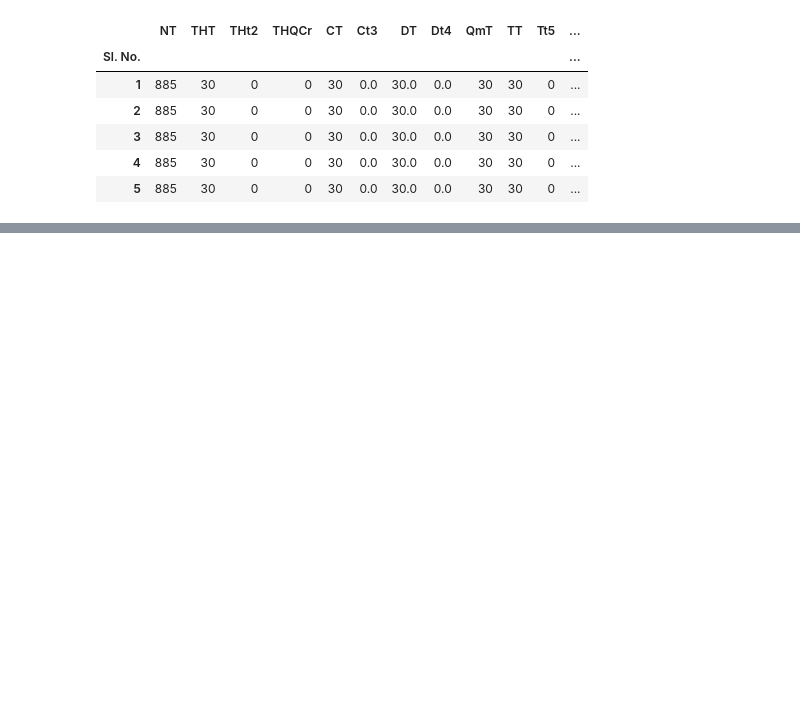
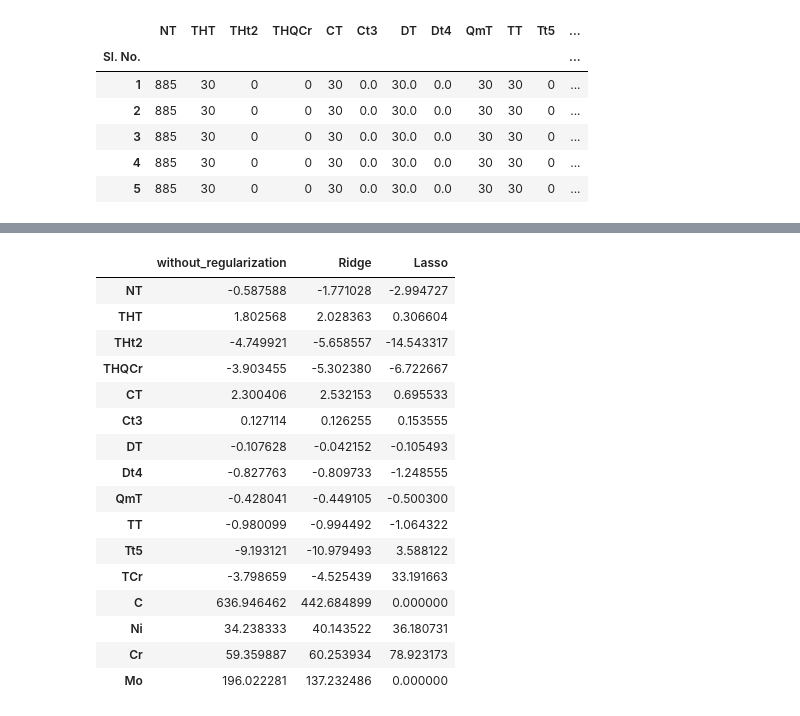
Before and after one commit to Lab-Brat/Materials_Informatics_Experiments, a Jupyter notebook: linear_regression/ex1_fatigue_prediction/mat_fatigue.ipynb, the cells around one changed output, grey strips where cells are left out. Saved outputs shown, nothing was run; the diff lists cells and outputs as text; code cells hidden in the pictures; blank space fills up the shorter version.

```diff
--- a/linear_regression/ex1_fatigue_prediction/mat_fatigue.ipynb
+++ b/linear_regression/ex1_fatigue_prediction/mat_fatigue.ipynb
@@ -178,0 +128,25 @@ R2:   0.97
+# %%
+# Creating a dataframe containing coefficient estimates from three models
+comparing_models = pd.DataFrame({'without_regularization': lr_coeffs,
+                                 'Ridge': ridge_coeffs,
+                                 'Lasso':  lasso_coeffs},
+                                  index=X.columns)
+comparing_models
+# %% [output]
+|  | without_regularization | Ridge | Lasso |
+| NT | -0.587588 | -1.771028 | -2.994727 |
+| THT | 1.802568 | 2.028363 | 0.306604 |
+| THt2 | -4.749921 | -5.658557 | -14.543317 |
+| THQCr | -3.903455 | -5.302380 | -6.722667 |
+| CT | 2.300406 | 2.532153 | 0.695533 |
+| Ct3 | 0.127114 | 0.126255 | 0.153555 |
+| DT | -0.107628 | -0.042152 | -0.105493 |
+| Dt4 | -0.827763 | -0.809733 | -1.248555 |
+| QmT | -0.428041 | -0.449105 | -0.500300 |
+| TT | -0.980099 | -0.994492 | -1.064322 |
+| Tt5 | -9.193121 | -10.979493 | 3.588122 |
+| TCr | -3.798659 | -4.525439 | 33.191663 |
+| C | 636.946462 | 442.684899 | 0.000000 |
+| Ni | 34.238333 | 40.143522 | 36.180731 |
+| Cr | 59.359887 | 60.253934 | 78.923173 |
+| Mo | 196.022281 | 137.232486 | 0.000000 |
```
Also changed, not shown: parts of 16 cells of this notebook.
